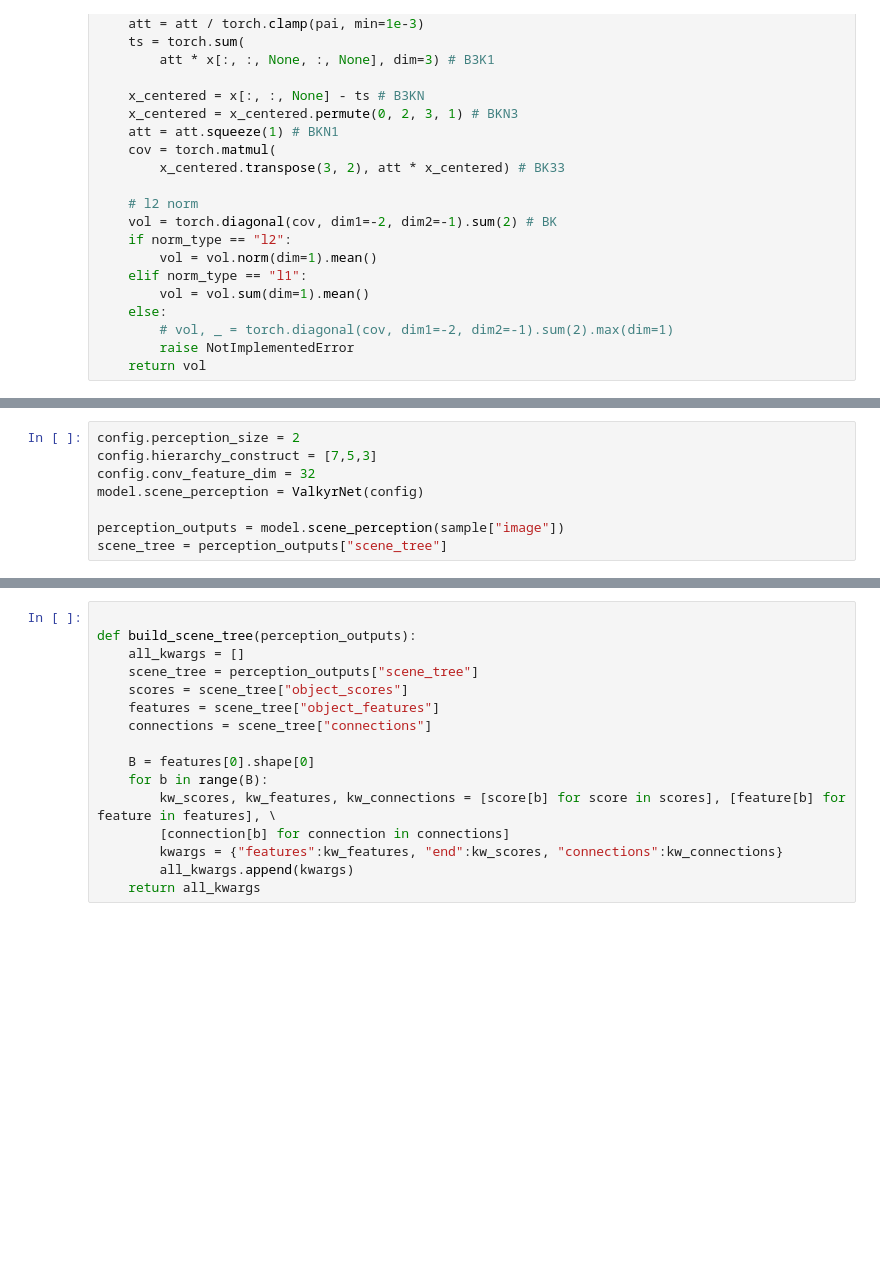
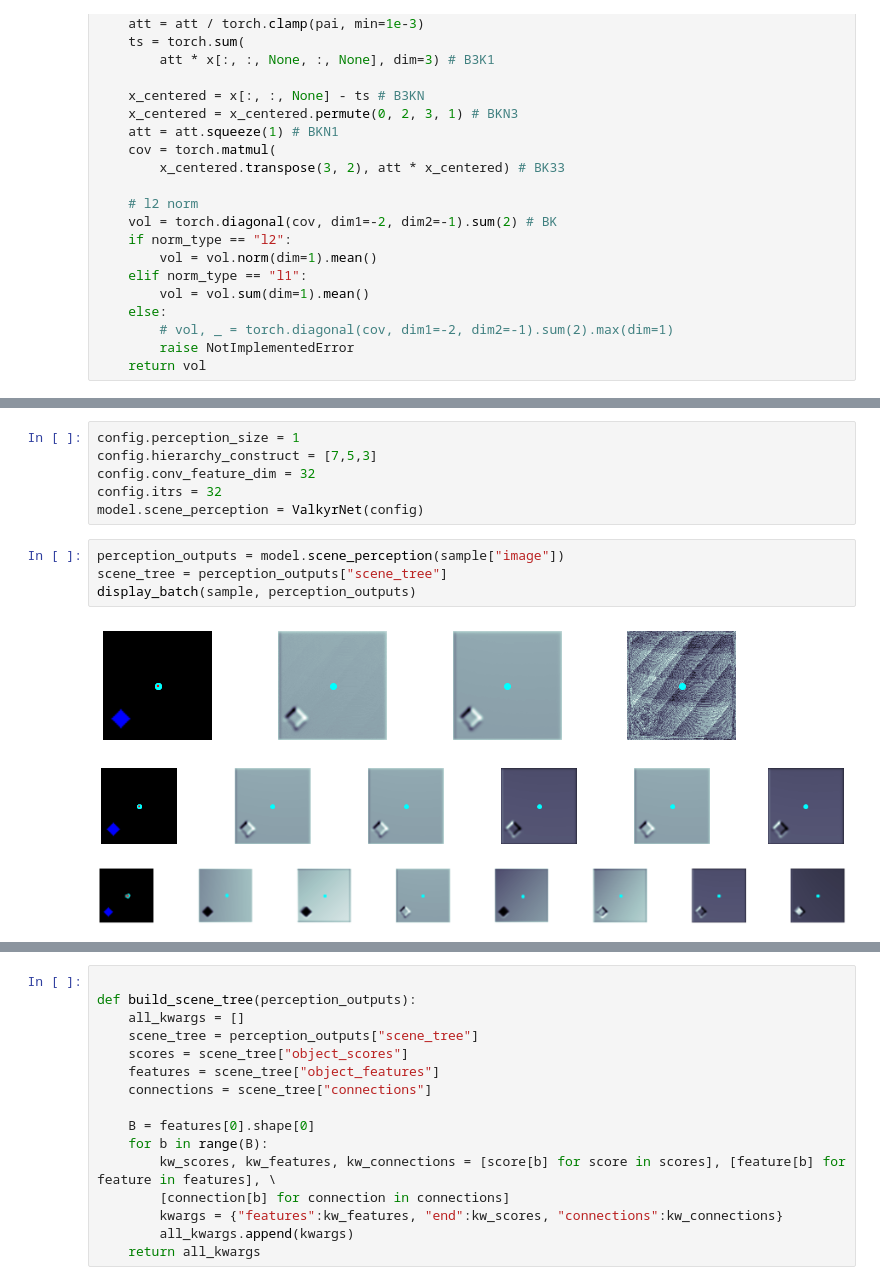
Before and after one commit to ZongjingLi/SceneGraphLearner, a Jupyter notebook: stichfield.ipynb, the cells around one changed output, grey strips where cells are left out. Drawn from its saved outputs; the diff is of its cells as text; blank space fills up the shorter version.

```diff
--- a/stichfield.ipynb
+++ b/stichfield.ipynb
@@ -747,11 +826,17 @@ def grid(width, height, device = "cuda:0" if torch.cuda.is_available() else "cpu
 # %%
-config.perception_size = 2
+config.perception_size = 1
 config.hierarchy_construct = [7,5,3]
 config.conv_feature_dim = 32
+config.itrs = 32
 model.scene_perception = ValkyrNet(config)
-
-perception_outputs = model.scene_perception(sample["image"])
-scene_tree = perception_outputs["scene_tree"]
+# %%
+perception_outputs = model.scene_perception(sample["image"])
+scene_tree = perception_outputs["scene_tree"]
+display_batch(sample, perception_outputs)
+# %% [output]
+[figure, added]
+[figure, added]
+[figure, added]
 # %%
 optimizer = torch.optim.Adam(model.parameters(), lr = 1e-3)
 optimizer.zero_grad()
```
Also changed, not shown: parts of 16 cells of this notebook, 6 other files.
